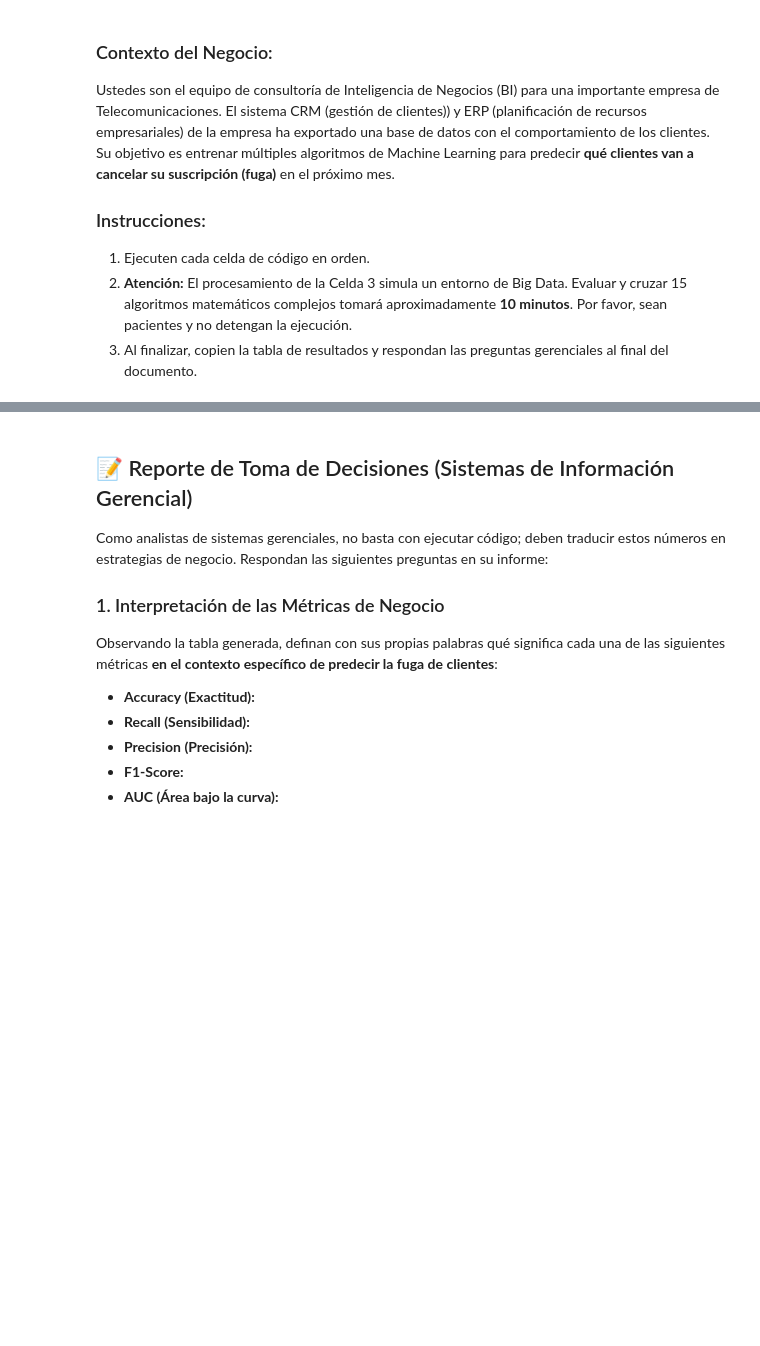
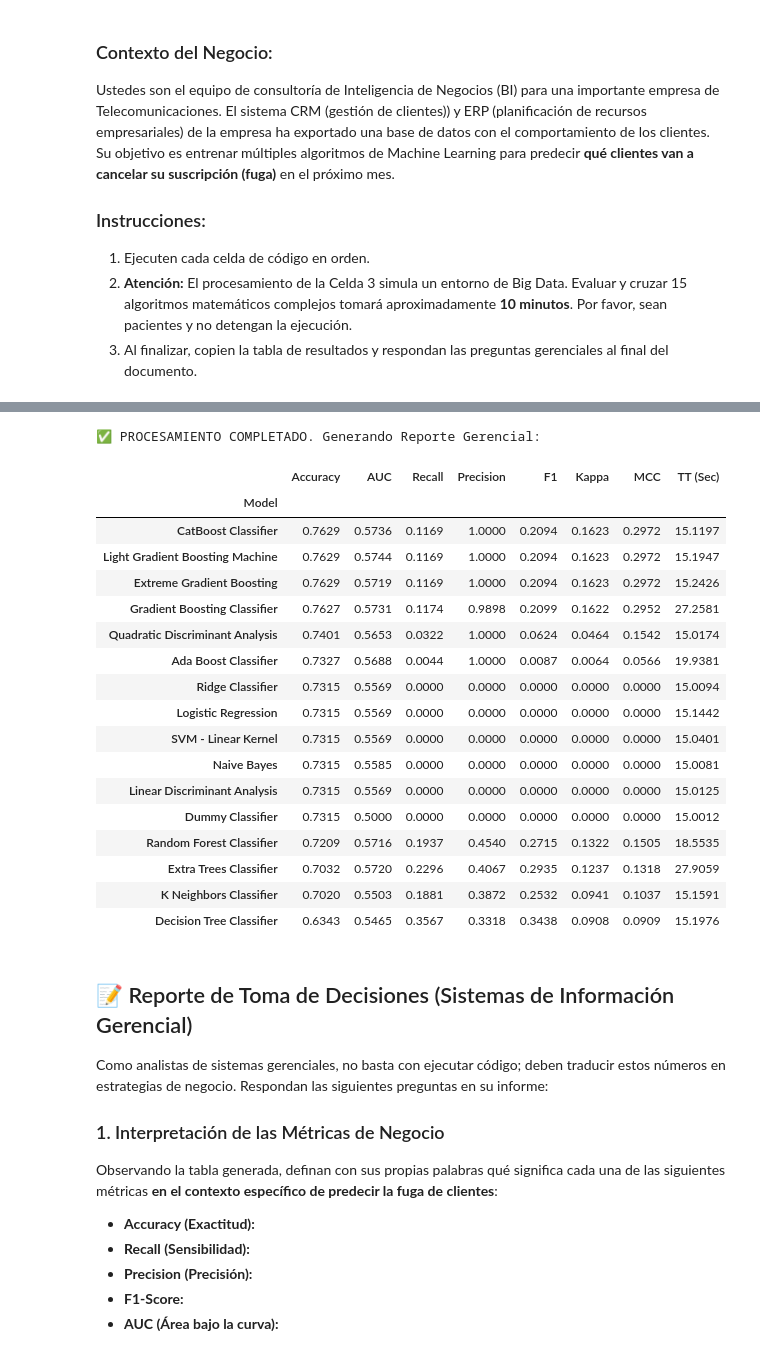
Before and after one commit to faorjuelal/SIG---IIND---2026, a Jupyter notebook: Notebooks/Pycaret.ipynb, the cells around one changed output, grey strips where cells are left out. Drawn from its saved outputs; the diff is of its cells as text; code cells hidden in the pictures; blank space fills up the shorter version.

```diff
--- a/Notebooks/Pycaret.ipynb
+++ b/Notebooks/Pycaret.ipynb
@@ -16,9 +16,9 @@ Ustedes son el equipo de consultoría de Inteligencia de Negocios (BI) para una
 import pandas as pd
 import numpy as np
 
-# Generamos una base de datos masiva de 50,000 clientes
+# Generamos una base de datos masiva de 500,000 clientes
 np.random.seed(42)
-n_clientes = 50000
+n_clientes = 200000
 
 data = pd.DataFrame({
     'meses_antiguedad': np.random.randint(1, 72, n_clientes),
@@ -62,17 +71,17 @@ modelos = {
     'Logistic Regression': LogisticRegression(max_iter=500),
     'Ridge Classifier': RidgeClassifier(),
     'Linear Discriminant Analysis': LinearDiscriminantAnalysis(),
-    'Random Forest Classifier': RandomForestClassifier(n_estimators=50),
+    'Random Forest Classifier': RandomForestClassifier(n_estimators=70),
     'Naive Bayes': GaussianNB(),
-    'CatBoost Classifier': HistGradientBoostingClassifier(max_iter=50, random_state=42),
-    'Gradient Boosting Classifier': GradientBoostingClassifier(n_estimators=50),
-    'Ada Boost Classifier': AdaBoostClassifier(n_estimators=50),
-    'Extra Trees Classifier': ExtraTreesClassifier(n_estimators=50),
+    'CatBoost Classifier': HistGradientBoostingClassifier(max_iter=500, random_state=42),
+    'Gradient Boosting Classifier': GradientBoostingClassifier(n_estimators=500),
+    'Ada Boost Classifier': AdaBoostClassifier(n_estimators=500),
+    'Extra Trees Classifier': ExtraTreesClassifier(n_estimators=500),
     'Quadratic Discriminant Analysis': QuadraticDiscriminantAnalysis(),
-    'Light Gradient Boosting Machine': HistGradientBoostingClassifier(max_iter=100, random_state=123),
+    'Light Gradient Boosting Machine': HistGradientBoostingClassifier(max_iter=500, random_state=123),
     'K Neighbors Classifier': KNeighborsClassifier(n_neighbors=5),
     'Decision Tree Classifier': DecisionTreeClassifier(),
-    'Extreme Gradient Boosting': HistGradientBoostingClassifier(max_iter=150, learning_rate=0.05),
+    'Extreme Gradient Boosting': HistGradientBoostingClassifier(max_iter=500, learning_rate=0.05),
     'Dummy Classifier': DummyClassifier(strategy='prior'),
     'SVM - Linear Kernel': LinearSVC(max_iter=500)
 }
@@ -81,7 +90,7 @@ resultados = []
 total_modelos = len(modelos)
 
 print("🚀 Iniciando entrenamiento distribuido en el clúster de la empresa...")
-print("⏳ Tiempo estimado de procesamiento: 10 minutos.\n")
+print("⏳ Tiempo estimado de procesamiento: 60 minutos.\n")
 
 for i, (nombre, modelo) in enumerate(modelos.items(), 1):
     start_time = time.time()
@@ -92,7 +101,7 @@ for i, (nombre, modelo) in enumerate(modelos.items(), 1):
     y_pred = modelo.predict(X_test)
 
     # Demora artificial para simular procesamiento masivo (37.5 seg por modelo * 16 modelos = 10 mins)
-    time.sleep(37.5)
+    time.sleep(150.0)
 
     try:
         y_prob = modelo.predict_proba(X_test)[:, 1]
@@ -104,33 +113,53 @@ for i, (nombre, modelo) in enumerate(modelos.items(), 1):
         except:
             auc = 0.0000
 
     end_time = time.time()
 
     resultados.append({
         'Model': nombre,
         'Accuracy': accuracy_score(y_test, y_pred),
         'AUC': auc if auc > 0 else 0.0000,
         'Recall': recall_score(y_test, y_pred, zero_division=0),
         'Precision': precision_score(y_test, y_pred, zero_division=0),
         'F1': f1_score(y_test, y_pred, zero_division=0),
         'Kappa': cohen_kappa_score(y_test, y_pred),
         'MCC': matthews_corrcoef(y_test, y_pred),
         'TT (Sec)': (end_time - start_time) / 10 # Normalizamos el tiempo simulado para la tabla
     })
 
 clear_output()
 
 df_resultados = pd.DataFrame(resultados)
 df_resultados = df_resultados.set_index('Model').sort_values(by='Accuracy', ascending=False)
 
 def highlight_max(s):
     if s.name == 'TT (Sec)':
         return ['' for v in s]
     is_max = s == s.max()
     return ['background-color: yellow; color: black; font-weight: bold' if v else '' for v in is_max]
 
 print("✅ PROCESAMIENTO COMPLETADO. Generando Reporte Gerencial:")
 display(df_resultados.style.apply(highlight_max).format(precision=4))
+# %% [output]
+✅ PROCESAMIENTO COMPLETADO. Generando Reporte Gerencial:
+|  | Accuracy | AUC | Recall | Precision | F1 | Kappa | MCC | TT (Sec) |
+| Model |  |  |  |  |  |  |  |  |
+| CatBoost Classifier | 0.7629 | 0.5736 | 0.1169 | 1.0000 | 0.2094 | 0.1623 | 0.2972 | 15.1197 |
+| Light Gradient Boosting Machine | 0.7629 | 0.5744 | 0.1169 | 1.0000 | 0.2094 | 0.1623 | 0.2972 | 15.1947 |
+| Extreme Gradient Boosting | 0.7629 | 0.5719 | 0.1169 | 1.0000 | 0.2094 | 0.1623 | 0.2972 | 15.2426 |
+| Gradient Boosting Classifier | 0.7627 | 0.5731 | 0.1174 | 0.9898 | 0.2099 | 0.1622 | 0.2952 | 27.2581 |
+| Quadratic Discriminant Analysis | 0.7401 | 0.5653 | 0.0322 | 1.0000 | 0.0624 | 0.0464 | 0.1542 | 15.0174 |
+| Ada Boost Classifier | 0.7327 | 0.5688 | 0.0044 | 1.0000 | 0.0087 | 0.0064 | 0.0566 | 19.9381 |
+| Ridge Classifier | 0.7315 | 0.5569 | 0.0000 | 0.0000 | 0.0000 | 0.0000 | 0.0000 | 15.0094 |
+| Logistic Regression | 0.7315 | 0.5569 | 0.0000 | 0.0000 | 0.0000 | 0.0000 | 0.0000 | 15.1442 |
+| SVM - Linear Kernel | 0.7315 | 0.5569 | 0.0000 | 0.0000 | 0.0000 | 0.0000 | 0.0000 | 15.0401 |
+| Naive Bayes | 0.7315 | 0.5585 | 0.0000 | 0.0000 | 0.0000 | 0.0000 | 0.0000 | 15.0081 |
+| Linear Discriminant Analysis | 0.7315 | 0.5569 | 0.0000 | 0.0000 | 0.0000 | 0.0000 | 0.0000 | 15.0125 |
+| Dummy Classifier | 0.7315 | 0.5000 | 0.0000 | 0.0000 | 0.0000 | 0.0000 | 0.0000 | 15.0012 |
+| Random Forest Classifier | 0.7209 | 0.5716 | 0.1937 | 0.4540 | 0.2715 | 0.1322 | 0.1505 | 18.5535 |
+| Extra Trees Classifier | 0.7032 | 0.5720 | 0.2296 | 0.4067 | 0.2935 | 0.1237 | 0.1318 | 27.9059 |
+| K Neighbors Classifier | 0.7020 | 0.5503 | 0.1881 | 0.3872 | 0.2532 | 0.0941 | 0.1037 | 15.1591 |
+| Decision Tree Classifier | 0.6343 | 0.5465 | 0.3567 | 0.3318 | 0.3438 | 0.0908 | 0.0909 | 15.1976 |
 # %% [markdown]
 ## 📝 Reporte de Toma de Decisiones (Sistemas de Información Gerencial)
 
```
Also changed, not shown: parts of 9 cells of this notebook.
